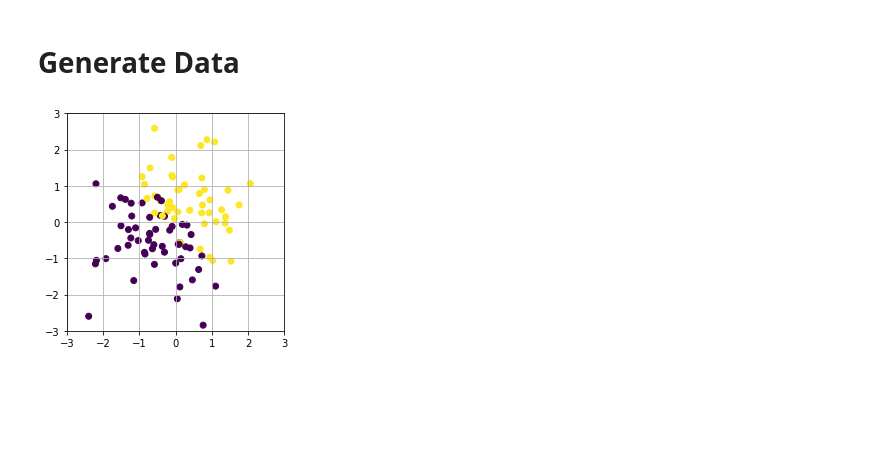
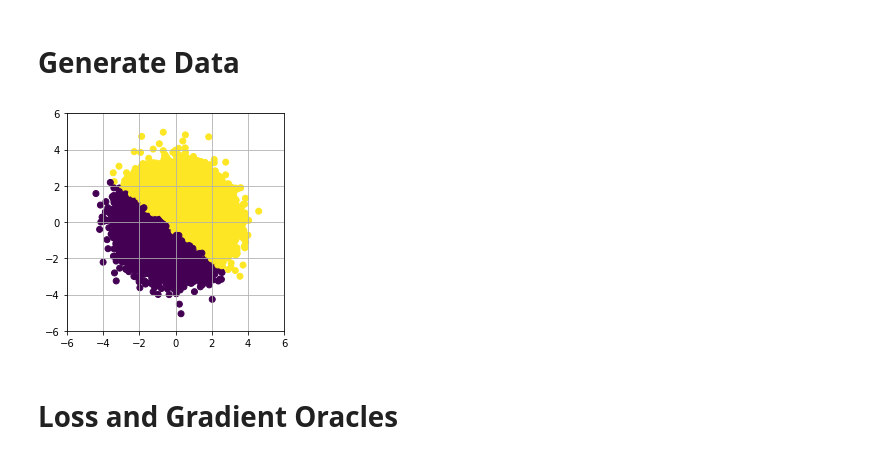
Before and after one commit to evanjfaulkner/Distributed-Opt, a Jupyter notebook: distributed_opt_ex.ipynb, the cells around one changed output. Cells and saved outputs as stored; diff of their text form; code cells hidden in the pictures; blank space fills up the shorter version.

```diff
--- a/distributed_opt_ex.ipynb
+++ b/distributed_opt_ex.ipynb
@@ -39,22 +40,25 @@ nx.draw_spectral(G)
 # Generate Data
 # %%
 d = 2  # Dimension of the data
-m = 100  # Total training examples
+m = 100000  # Total training examples
 m_i = math.ceil(m/n)  # Individual training examples
 
-X = np.random.randn(m,d)
-a = np.ones(d) #np.random.randn(d)
-a = a/la.norm(a)
-eta = 0.2
-xi_t = 0.1*np.random.randn(d)
-y = np.sign(np.dot(X,a+xi_t)+(eta*np.random.randn(m)))
+X = np.random.randn(m,d)  # Generate features normally distributed
+a = np.random.randn(d)  # Generate true decision boundary
+a = a/la.norm(a)  # Normalize vector that defines decision boundary
+eta = 0.01  # Standard deviation of noise determining overlap at boundary
+xi_t = 0.5*np.random.randn(1)  # \xi determines the offest of the decision boundary
+y = np.sign(np.dot(X,a)+xi_t+(eta*np.random.randn(m)))  # Generate true labels for data points
 
+# Plot data points with color to show class
 plt.figure()
 plt.scatter(X[:,0], X[:,1], c=y)
-plt.xlim(-3,3)
-plt.ylim(-3,3)
+plt.xlim(-6,6)
+plt.ylim(-6,6)
 plt.grid()
 plt.gca().set_aspect('equal')
 plt.show()
 # %% [output]
-[figure, old version]
+[figure, new version]
+# %% [markdown]
+# Loss and Gradient Oracles
```
Also changed, not shown: parts of 9 cells of this notebook.
